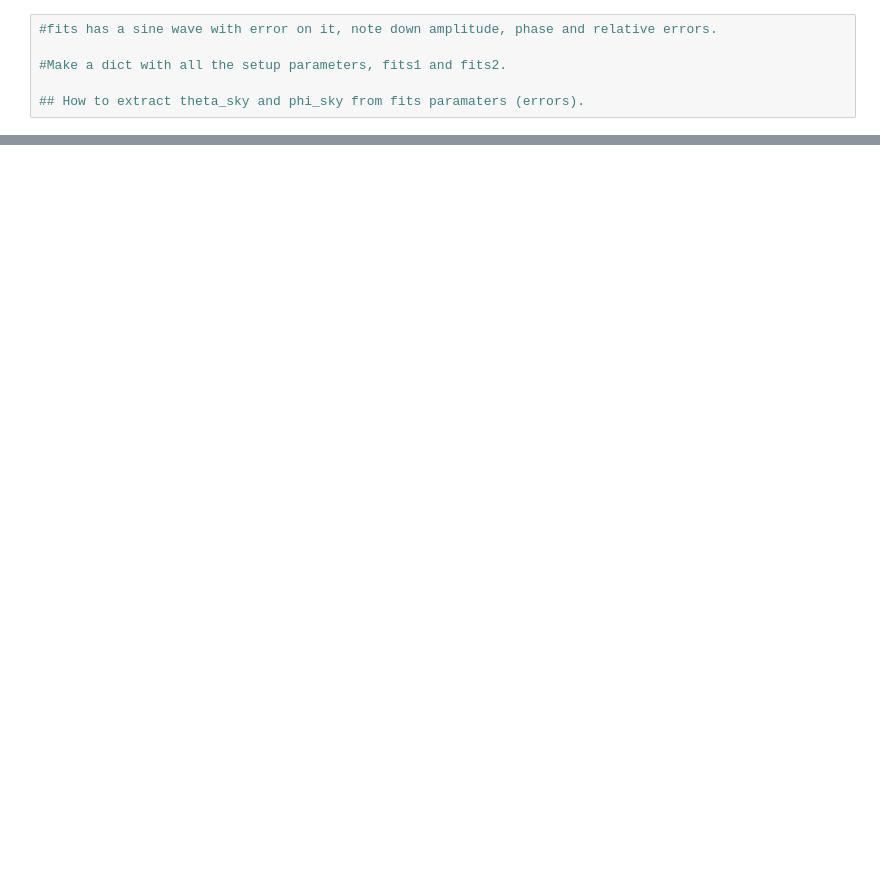
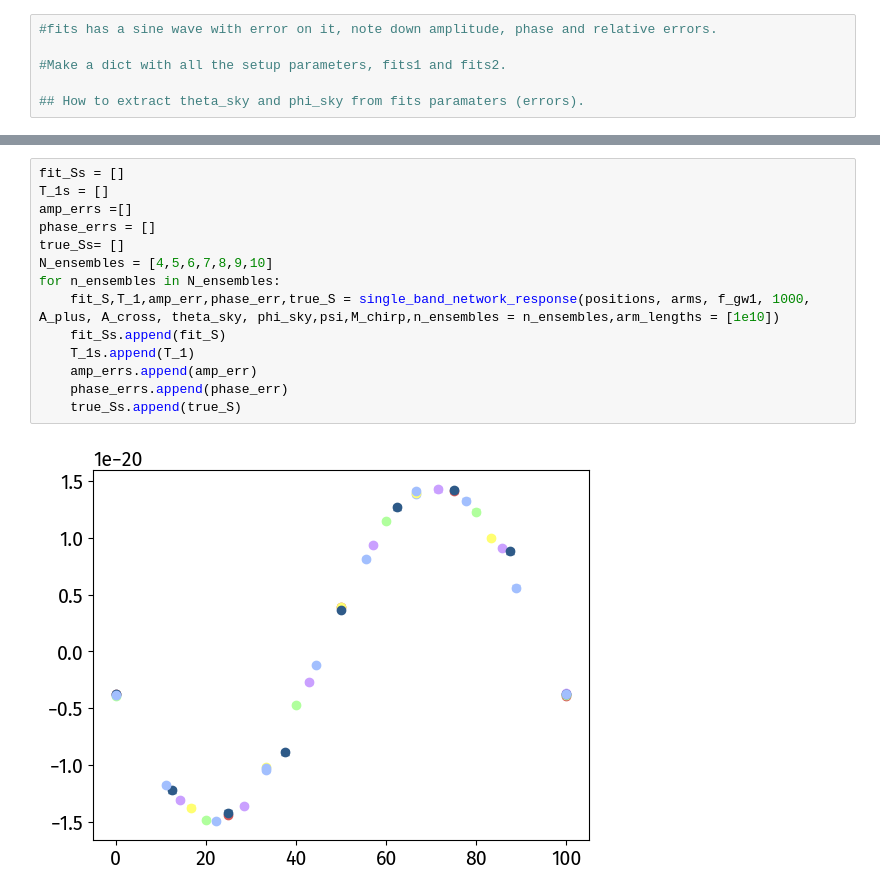
Before and after one commit to dhruvaganapathy/clock_gw_detection, a Jupyter notebook: dhruva_code/detector_network.ipynb, the cells around one changed output, grey strips where cells are left out. Cells and saved outputs as stored; diff of their text form; blank space fills up the shorter version.

```diff
--- a/dhruva_code/detector_network.ipynb
+++ b/dhruva_code/detector_network.ipynb
@@ -806,0 +918,16 @@ array([0.04228323, 0.04079532, 0.04015526])
+# %%
+fit_Ss = []
+T_1s = []
+amp_errs =[]
+phase_errs = []
+true_Ss= []
+N_ensembles = [4,5,6,7,8,9,10]
+for n_ensembles in N_ensembles:
+    fit_S,T_1,amp_err,phase_err,true_S = single_band_network_response(positions, arms, f_gw1, 1000, A_plus, A_cross, theta_sky, phi_sky,psi,M_chirp,n_ensembles = n_ensembles,arm_lengths = [1e10])
+    fit_Ss.append(fit_S)
+    T_1s.append(T_1)
+    amp_errs.append(amp_err)
+    phase_errs.append(phase_err)
+    true_Ss.append(true_S)
+# %% [output]
+[figure, added]
```
Also changed, not shown: parts of 24 cells of this notebook, 25 other files.
